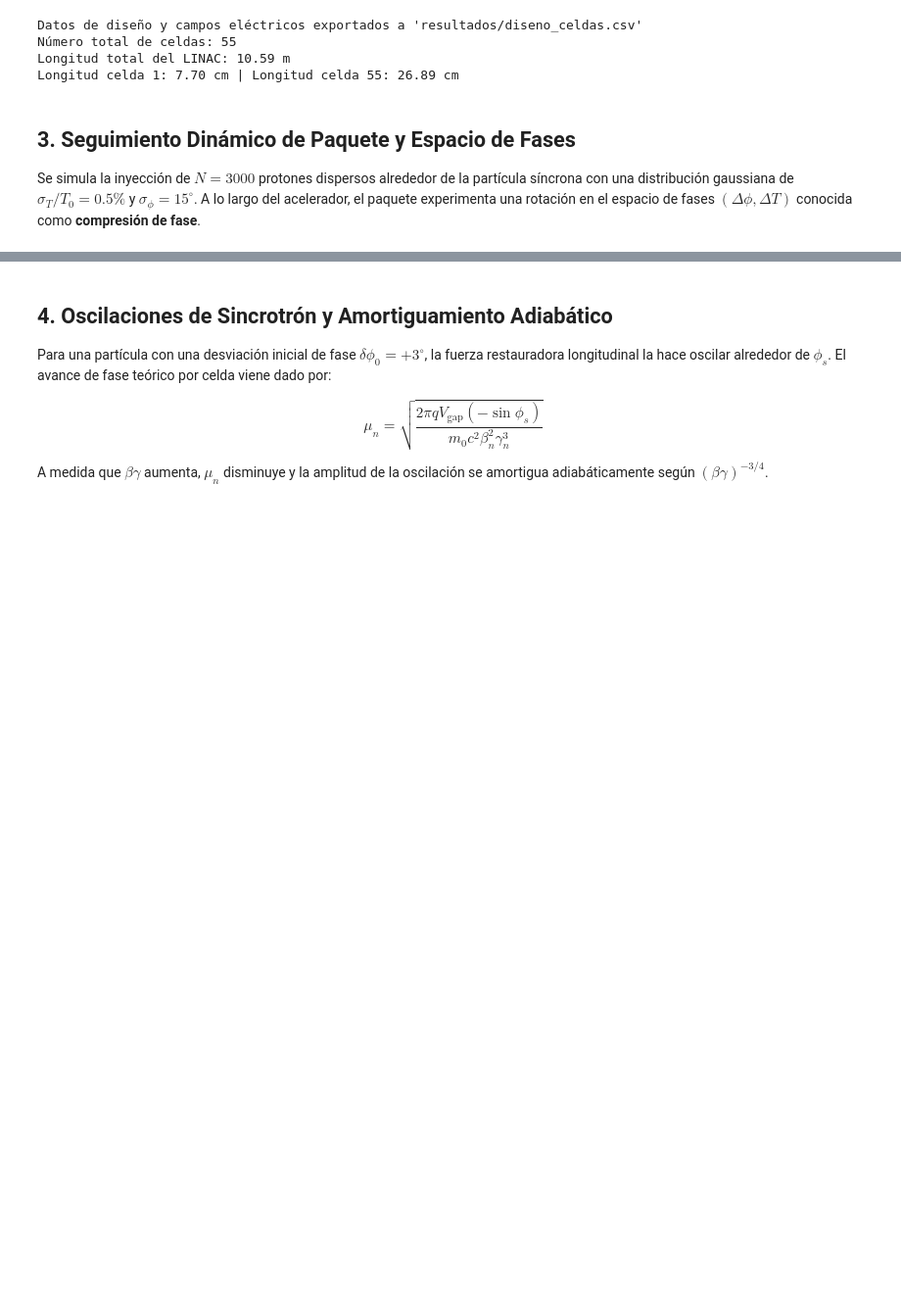
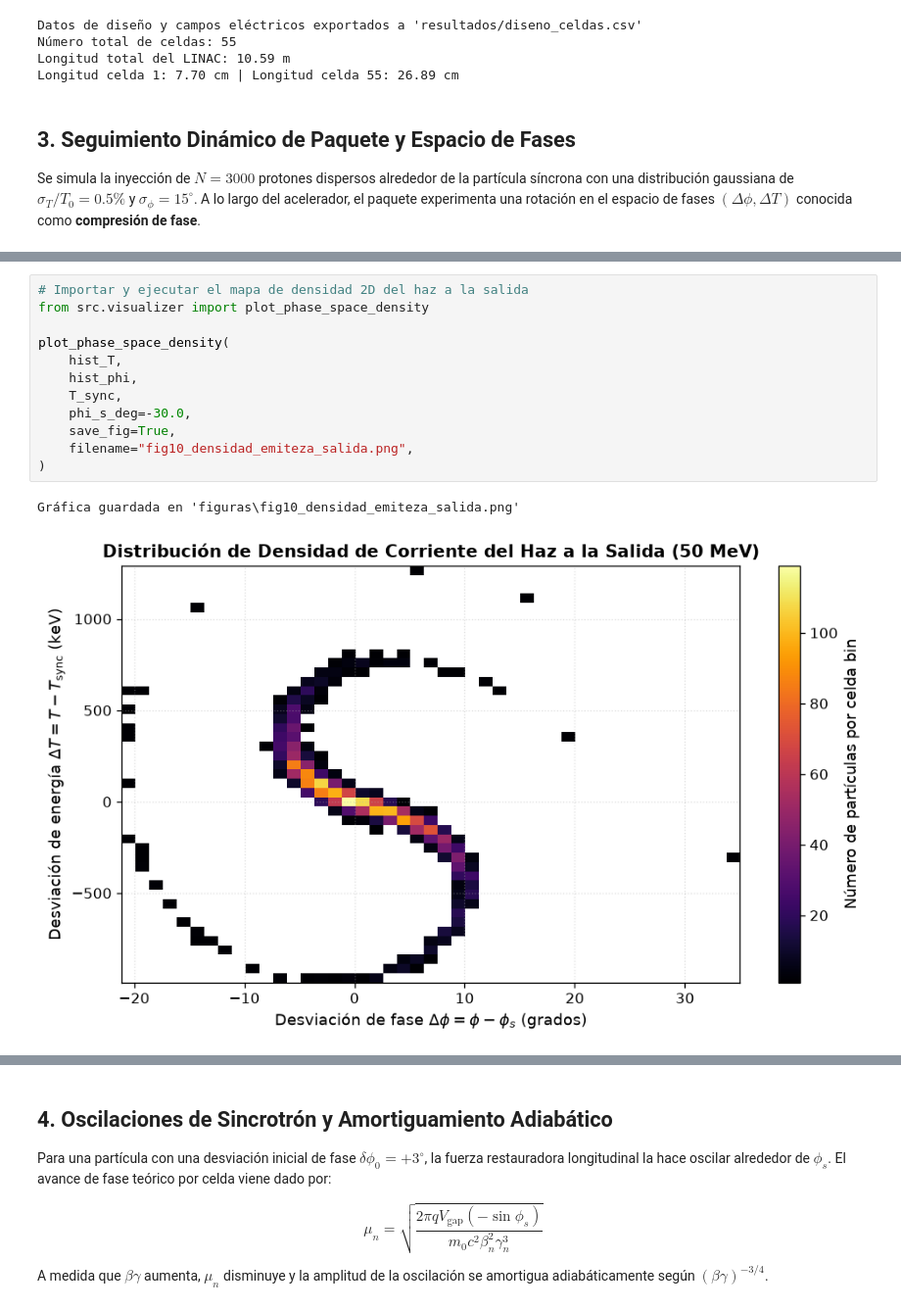
Before and after one commit to juanerickgabi-ship/LINAC-ALVAREZ, a Jupyter notebook: P19-Acelerador-lineal.ipynb, the cells around one changed output, grey strips where cells are left out. Shown at 98% size. Saved outputs shown, nothing was run; the diff lists cells and outputs as text; blank space fills up the shorter version.

```diff
--- a/P19-Acelerador-lineal.ipynb
+++ b/P19-Acelerador-lineal.ipynb
@@ -102,0 +105,15 @@ Porcentaje de captura longitudinal: 99.33%
+# %%
+# Importar y ejecutar el mapa de densidad 2D del haz a la salida
+from src.visualizer import plot_phase_space_density
+
+plot_phase_space_density(
+    hist_T,
+    hist_phi,
+    T_sync,
+    phi_s_deg=-30.0,
+    save_fig=True,
+    filename="fig10_densidad_emiteza_salida.png",
+)
+# %% [output]
+Gráfica guardada en 'figuras\fig10_densidad_emiteza_salida.png'
+[figure, added]
```
Also changed, not shown: parts of 8 cells of this notebook, 14 other files.
